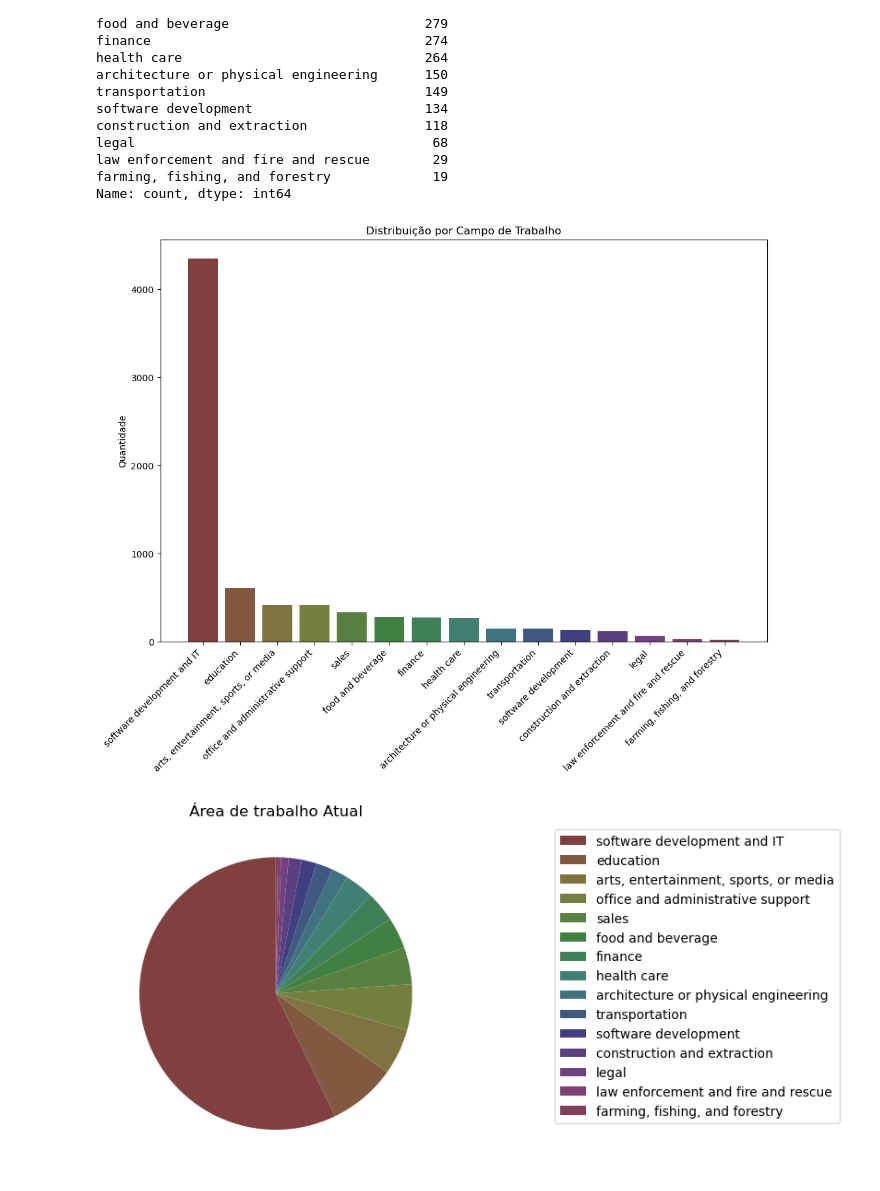
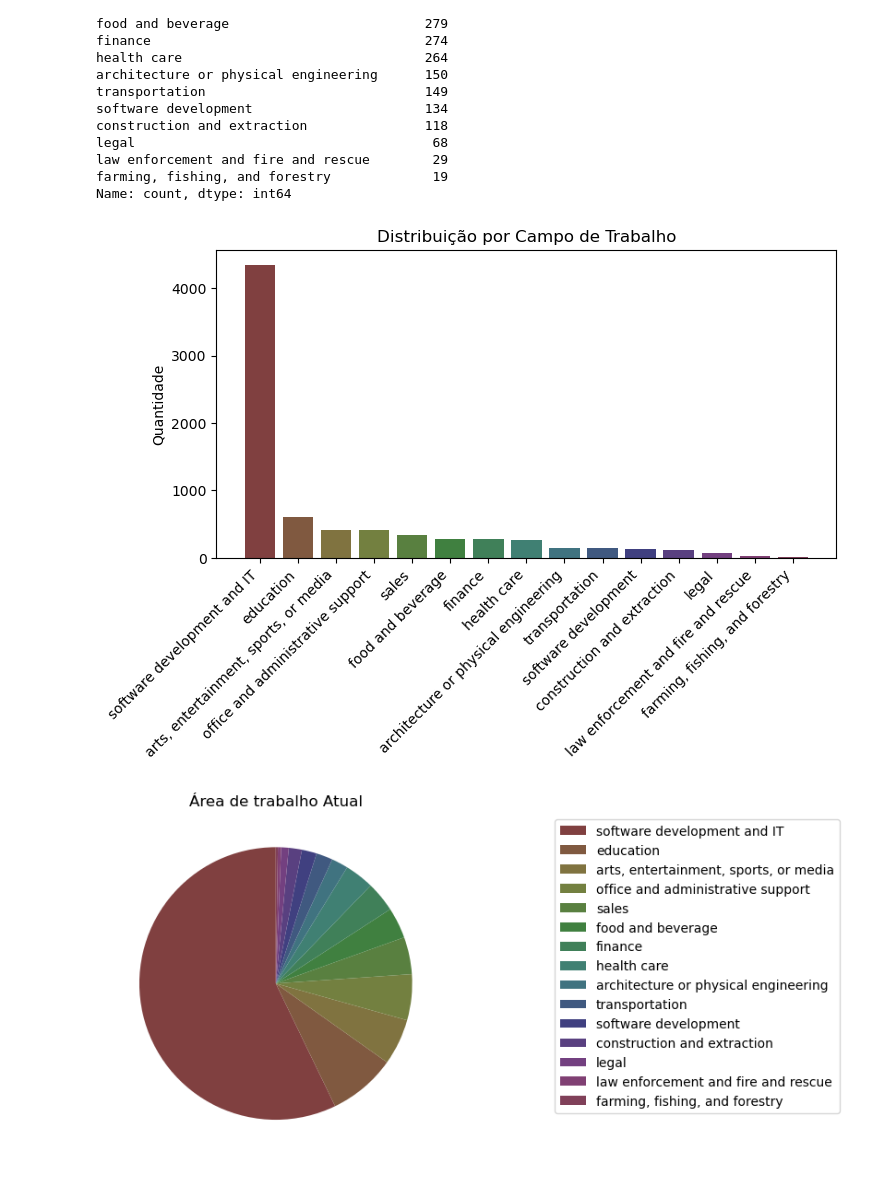
Before and after one commit to GabrielBlauther/Curso-de-Ciencias-de-Dados, a Jupyter notebook: Aula5/Analise-Exploratoria-de-Dados.ipynb, the cells around one changed output. Cells and saved outputs as stored; diff of their text form; code cells hidden in the pictures.

```diff
--- a/Aula5/Analise-Exploratoria-de-Dados.ipynb
+++ b/Aula5/Analise-Exploratoria-de-Dados.ipynb
@@ -243,14 +243,14 @@ farming, fishing, and forestry             19
 Name: count, dtype: int64
 # %%
 # Criando o histograma
-plt.figure(figsize=(12, 8))
+plt.figure(figsize=(8, 4))
 plt.bar(labels, data, color=listaRGB)
 plt.title('Distribuição por Campo de Trabalho')
 plt.ylabel('Quantidade')
 plt.xticks(rotation=45, ha='right')
 plt.show()
 # %% [output]
-[figure, old version]
+[figure, new version]
 # %%
 # Gráfico de Pizza
 fatias, texto = plt.pie(data, colors = listaRGB, startangle = 90)
```
Also changed, not shown: 1 other file.
